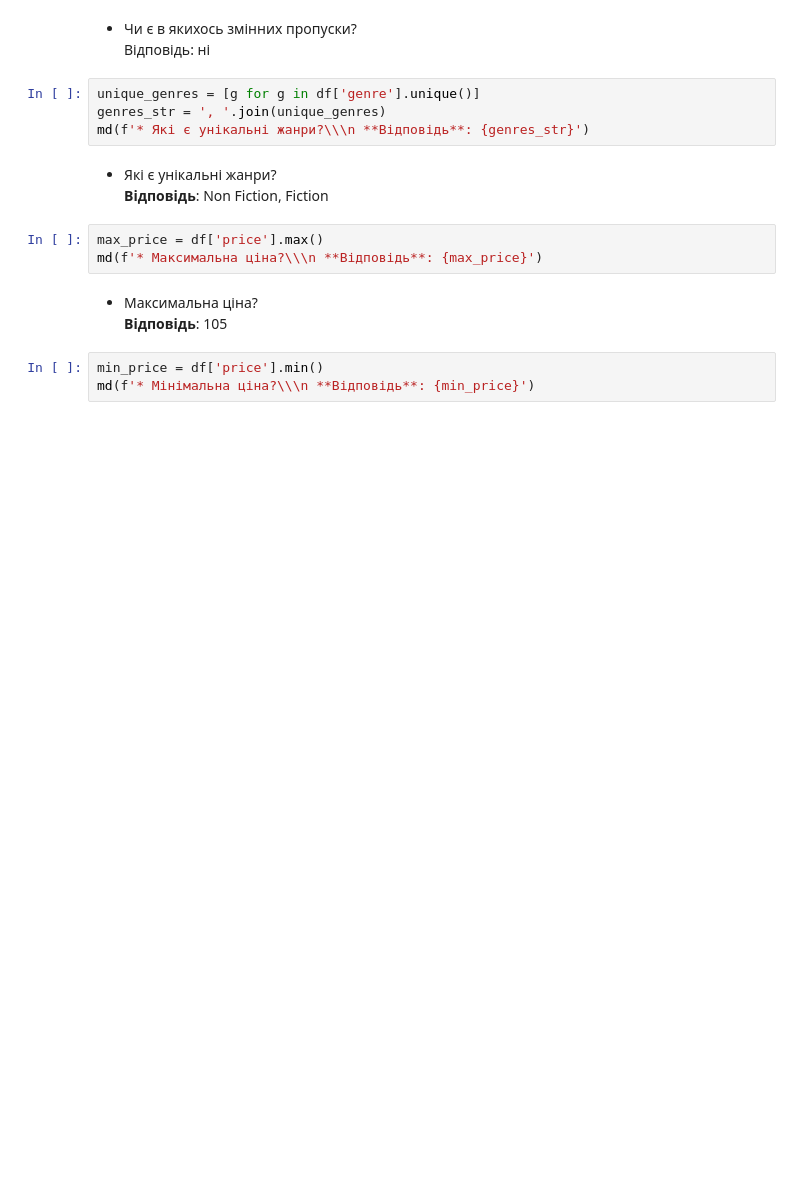
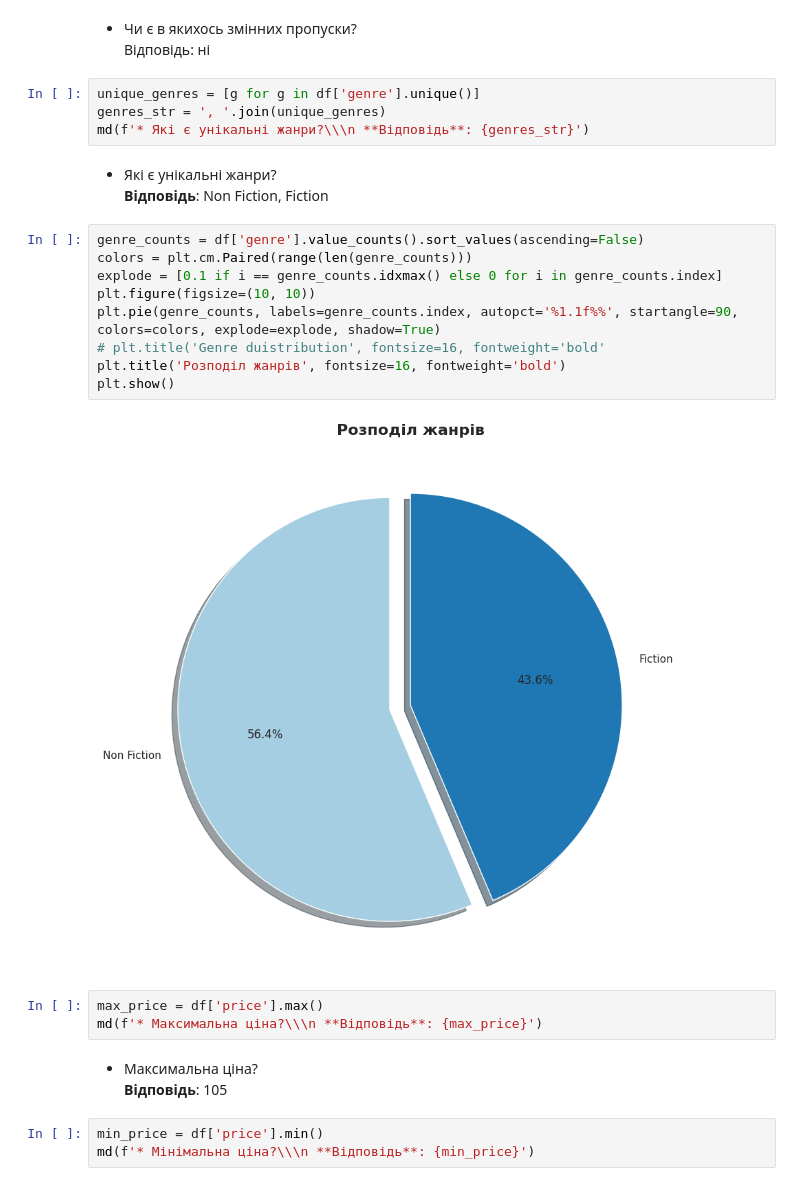
Before and after one commit to OleksiyM/Data_Science, a Jupyter notebook: Module_02/Hw2.3.ipynb, the cells around one changed output. Drawn from its saved outputs; the diff is of its cells as text; blank space fills up the shorter version.

Commit message:
graphics added to hw2.3

```diff
--- a/Module_02/Hw2.3.ipynb
+++ b/Module_02/Hw2.3.ipynb
@@ -79,6 +80,17 @@ md(f'* Які є унікальні жанри?\\\n **Відповідь**: {gen
 # %% [output]
 * Які є унікальні жанри?\
  **Відповідь**: Non Fiction, Fiction
+# %%
+genre_counts = df['genre'].value_counts().sort_values(ascending=False)
+colors = plt.cm.Paired(range(len(genre_counts)))
+explode = [0.1 if i == genre_counts.idxmax() else 0 for i in genre_counts.index]
+plt.figure(figsize=(10, 10))
+plt.pie(genre_counts, labels=genre_counts.index, autopct='%1.1f%%', startangle=90, colors=colors, explode=explode, shadow=True)
+# plt.title('Genre duistribution', fontsize=16, fontweight='bold'
+plt.title('Розподіл жанрів', fontsize=16, fontweight='bold')
+plt.show()
+# %% [output]
+[figure, added]
 # %%
 max_price = df['price'].max()
 md(f'* Максимальна ціна?\\\n **Відповідь**: {max_price}')
```
Also changed, not shown: parts of 29 cells of this notebook.
